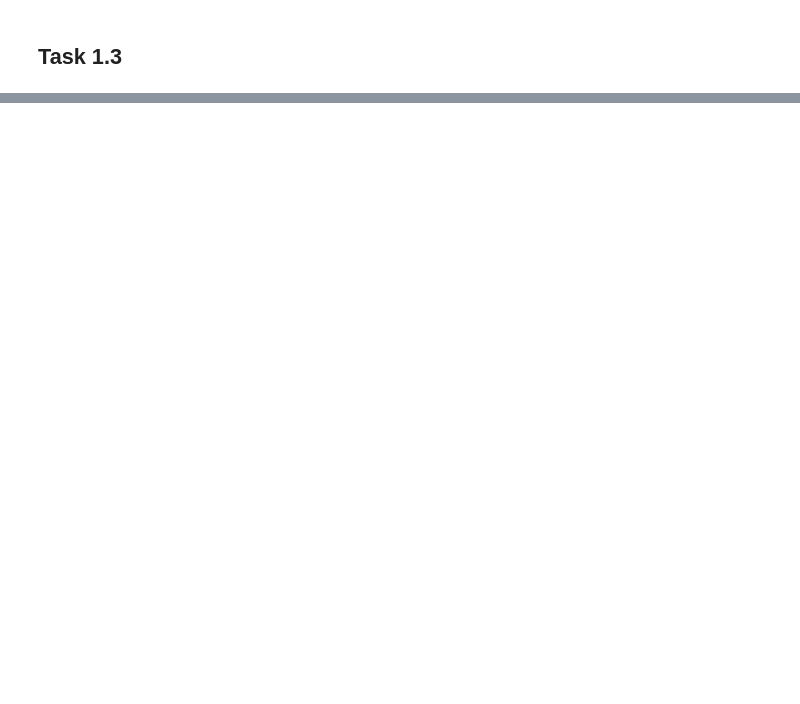
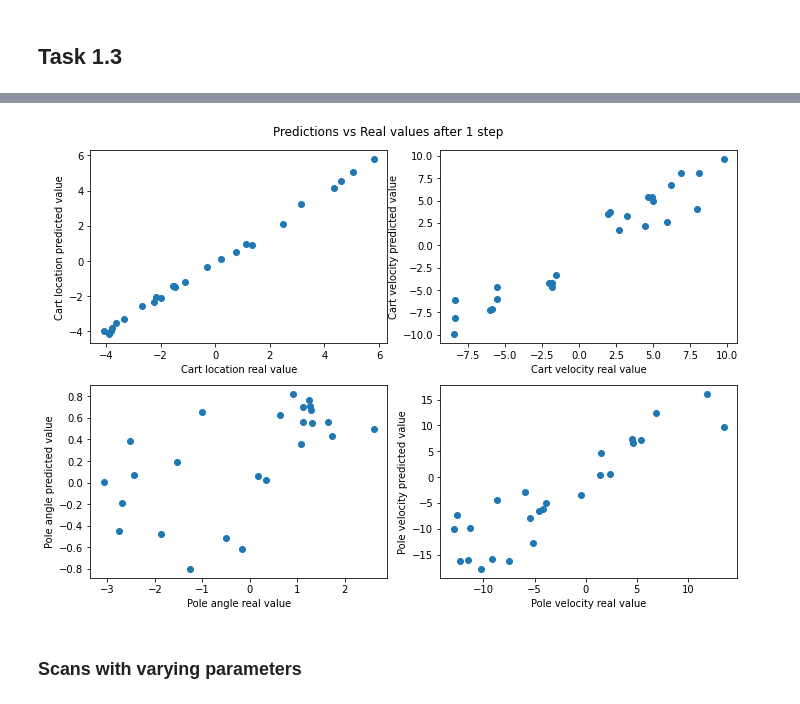
Before and after one commit to aditya-jain7/SF3, a Jupyter notebook: aj563_sf3_code.ipynb, the cells around one changed output, grey strips where cells are left out. Cells and saved outputs as stored; diff of their text form; code cells hidden in the pictures; blank space fills up the shorter version.

```diff
--- a/aj563_sf3_code.ipynb
+++ b/aj563_sf3_code.ipynb
@@ -484,0 +489,30 @@ vertical_plot(test_x,test_y+test_x,m+test_x)
+# %%
+def real_vs_predicted(real,predicted):
+    fig, axs = plt.subplots(2, 2, figsize=(10, 7))
+
+    axs[0,0].scatter([x[0] for x in real],[y[0] for y in predicted])
+
+    axs[0,0].set_xlabel('Cart location real value')
+    axs[0,0].set_ylabel('Cart location predicted value')
+
+
+    axs[0,1].scatter([x[1] for x in real],[y[1] for y in predicted])
+    axs[0,1].set_xlabel('Cart velocity real value')
+    axs[0,1].set_ylabel('Cart velocity predicted value')
+
+    axs[1,0].scatter([x[2] for x in real],[y[2] for y in predicted])
+    axs[1,0].set_xlabel('Pole angle real value')
+    axs[1,0].set_ylabel('Pole angle predicted value')
+
+    axs[1,1].scatter([x[3] for x in real],[y[3] for y in predicted])
+    axs[1,1].set_xlabel('Pole velocity real value')
+    axs[1,1].set_ylabel('Pole velocity predicted value')
+
+    fig.suptitle('Predictions vs Real values after 1 step')
+    fig.tight_layout()
+# %%
+real_vs_predicted(test_y+test_x,m+test_x)
+# %% [output]
+[figure, added]
+# %% [markdown]
+### Scans with varying parameters
```
Also changed, not shown: parts of 24 cells of this notebook.
